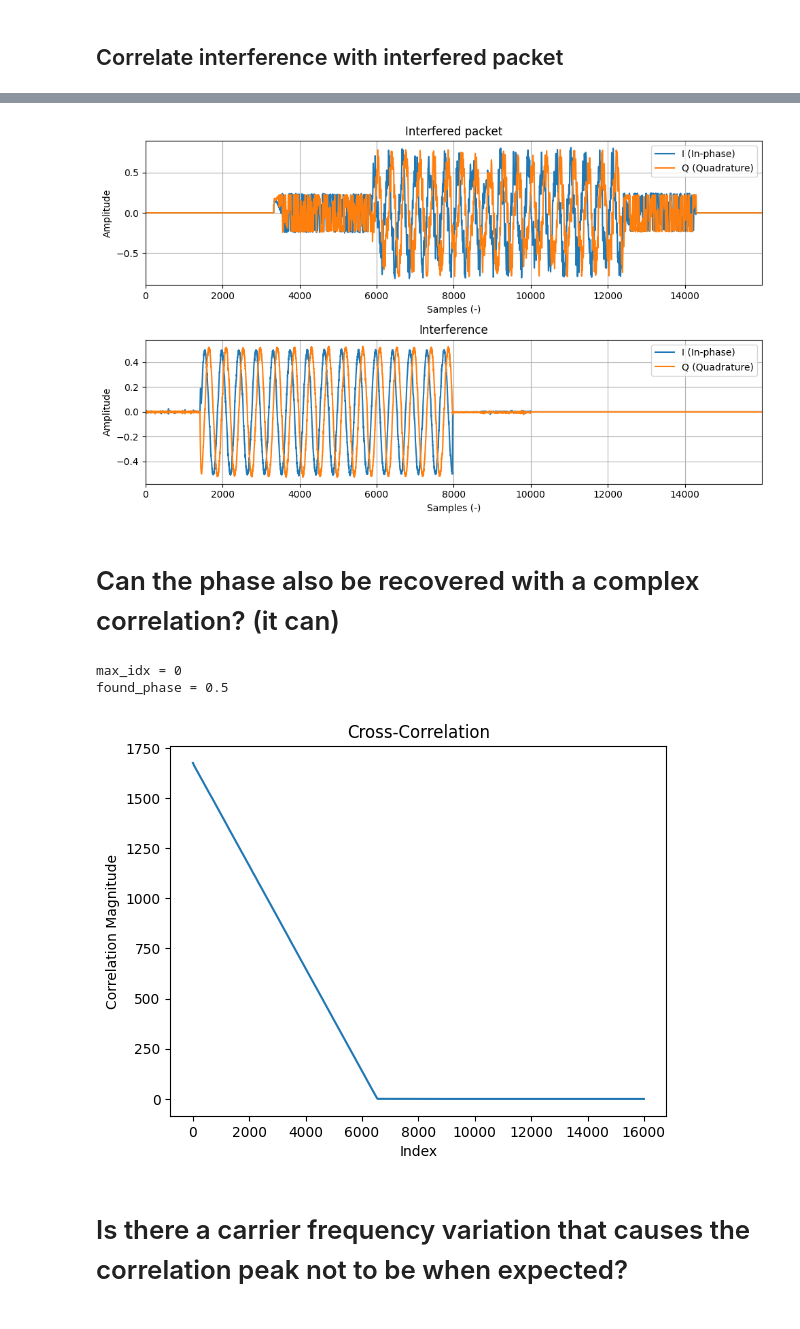
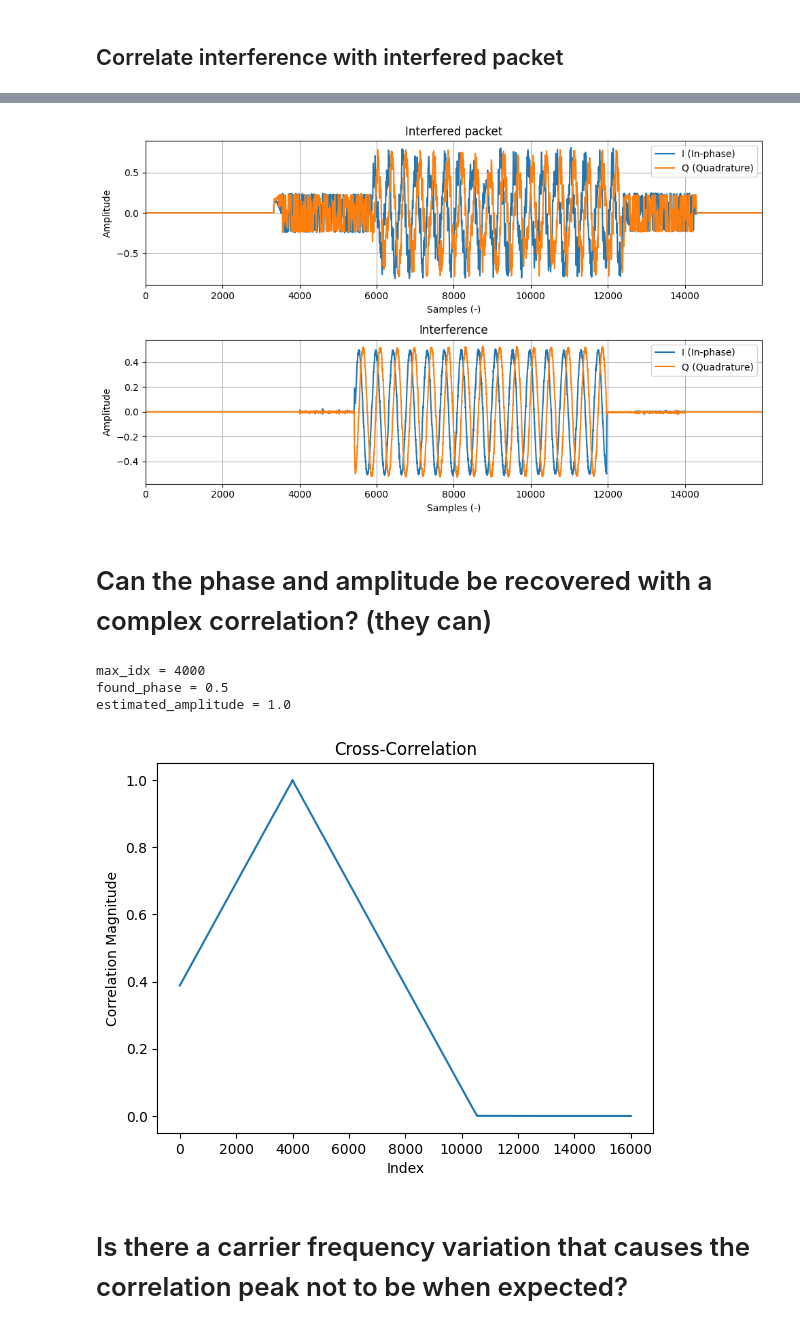
Before and after one commit to SDMote/SDR_projects, a Jupyter notebook: python_phy/subtraction_test.ipynb, the cells around one changed output, grey strips where cells are left out. Saved outputs shown, nothing was run; the diff lists cells and outputs as text; code cells hidden in the pictures.

Commit message:
amplitude of interference estimation with correlation

```diff
--- a/python_phy/subtraction_test.ipynb
+++ b/python_phy/subtraction_test.ipynb
@@ -95,17 +94,18 @@ found_phase = -2.8798917705723714
 # %%
-# delayed_interference = pad_interference(iq_samples, iq_samples_interference, 4450)
-delayed_interference = pad_interference(iq_samples, iq_samples_interference, 0)
+delayed_interference = pad_interference(iq_samples, iq_samples_interference, 4000)
 subplots_iq([iq_samples, delayed_interference], fs, ["Interfered packet", "Interference"])
 # %% [output]
-[figure, old version]
+[figure, new version]
 # %% [markdown]
-# Can the phase also be recovered with a complex correlation? (it can)
+# Can the phase and amplitude be recovered with a complex correlation? (they can)
 # %%
 correlation = correlation_wrapper(delayed_interference * np.exp(1j * 0.5), iq_samples_interference)
 max_idx = np.argmax(np.abs(correlation))
 found_phase = np.angle(correlation[max_idx])
+estimated_amplitude = np.abs(correlation[max_idx])
 print(f"{max_idx = }")
 print(f"{found_phase = }")
+print(f"{estimated_amplitude = }")
 
 plt.plot(np.abs(correlation))
 # plt.plot(np.imag(correlation))
@@ -114,9 +114,10 @@ plt.xlabel("Index")
 plt.ylabel("Correlation Magnitude")
 plt.show()
 # %% [output]
-max_idx = 0
+max_idx = 4000
 found_phase = 0.5
+estimated_amplitude = 1.0
-[figure, old version]
+[figure, new version]
 # %% [markdown]
 # Is there a carrier frequency variation that causes the correlation peak not to be when expected?
 # %%
```
Also changed, not shown: parts of 4 cells of this notebook, 1 other file.
